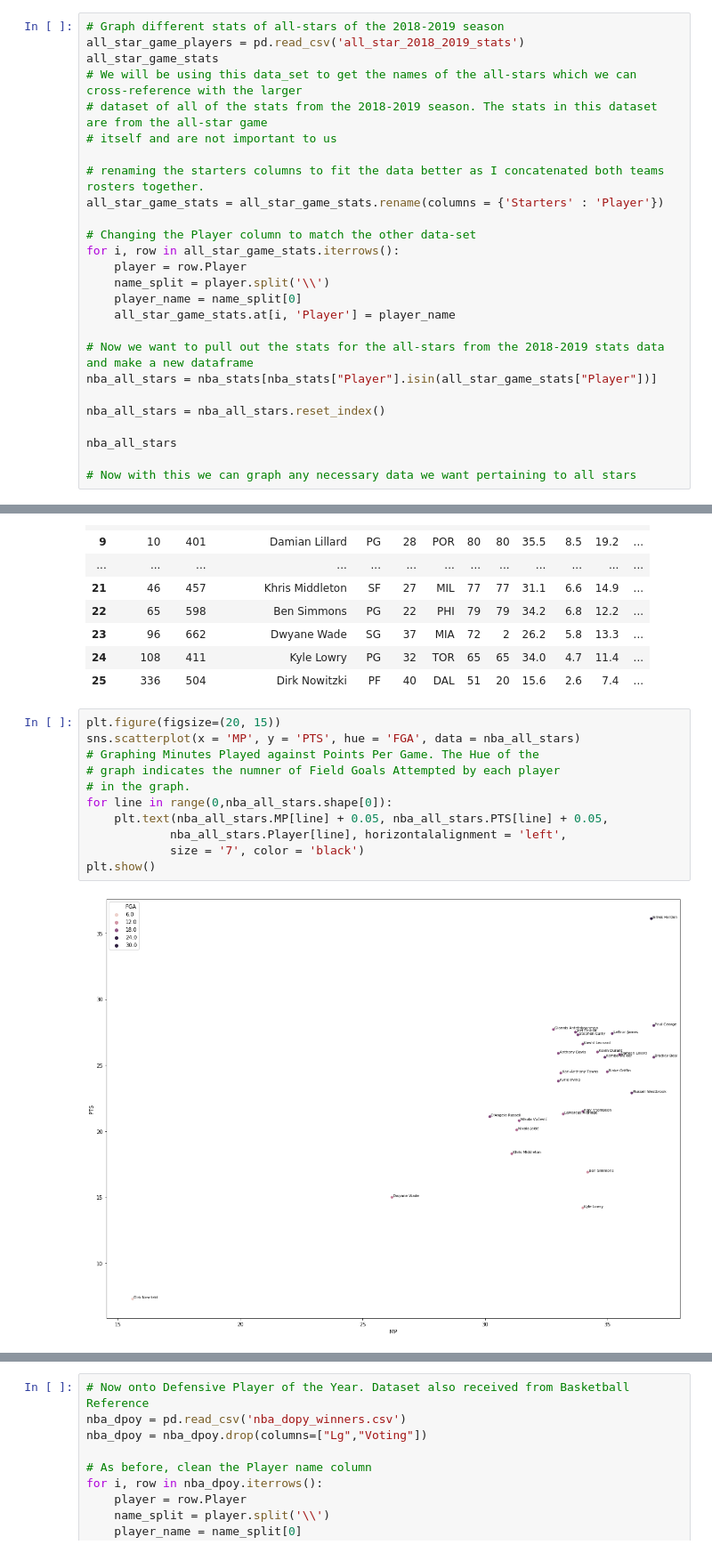
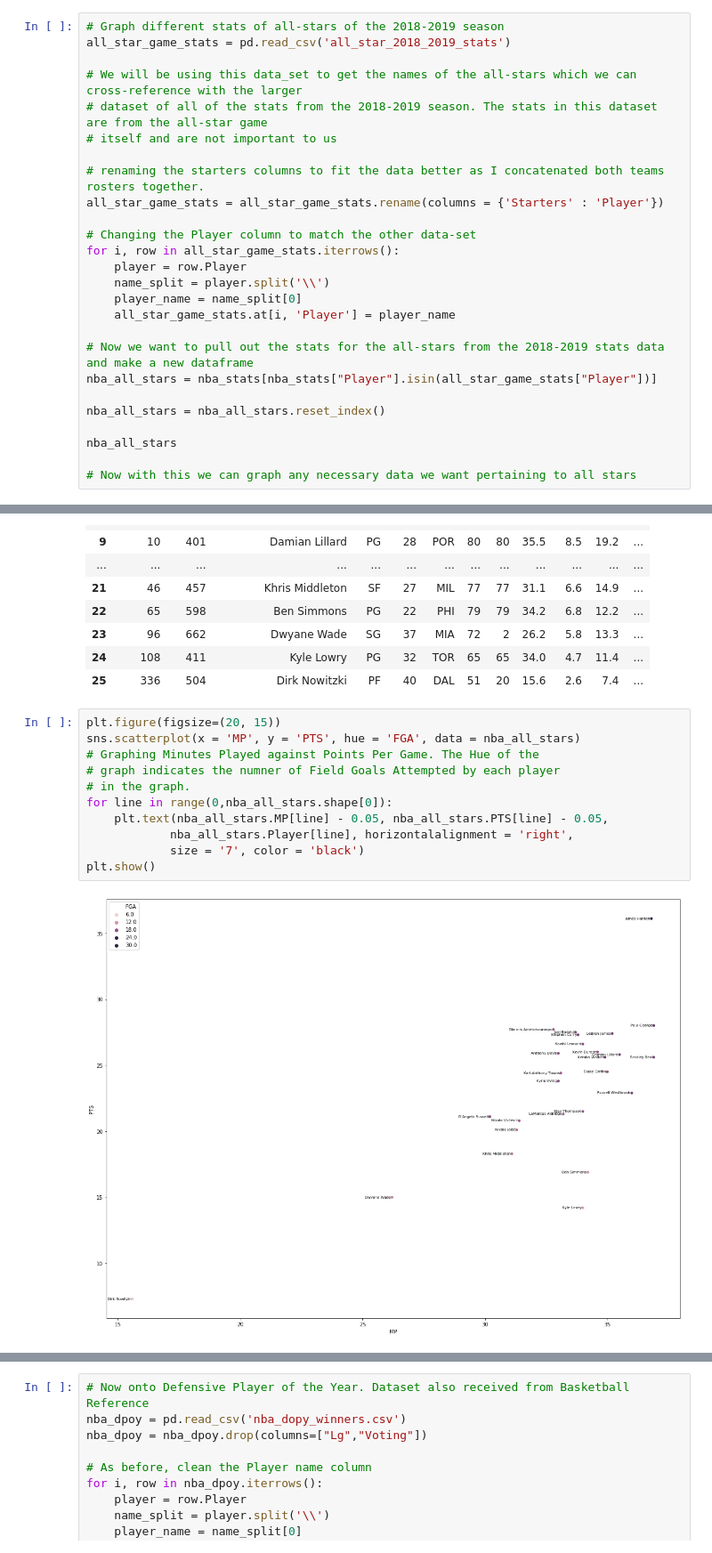
Before and after one commit to Ajnbro/nba320.github.io, a Jupyter notebook: Final Project Notebook.ipynb, the cells around one changed output, grey strips where cells are left out. Shown at 89% size. Saved outputs shown, nothing was run; the diff lists cells and outputs as text.

```diff
--- a/Final Project Notebook.ipynb
+++ b/Final Project Notebook.ipynb
@@ -80,7 +84,7 @@ plt.show()
 # %%
 # Graph different stats of all-stars of the 2018-2019 season
-all_star_game_players = pd.read_csv('all_star_2018_2019_stats')
-all_star_game_stats
+all_star_game_stats = pd.read_csv('all_star_2018_2019_stats')
+
 # We will be using this data_set to get the names of the all-stars which we can cross-reference with the larger
 # dataset of all of the stats from the 2018-2019 season. The stats in this dataset are from the all-star game
 # itself and are not important to us
@@ -124,13 +128,13 @@ nba_all_stars
 # %%
 plt.figure(figsize=(20, 15))
 sns.scatterplot(x = 'MP', y = 'PTS', hue = 'FGA', data = nba_all_stars)
 # Graphing Minutes Played against Points Per Game. The Hue of the
 # graph indicates the numner of Field Goals Attempted by each player
 # in the graph.
 for line in range(0,nba_all_stars.shape[0]):
-    plt.text(nba_all_stars.MP[line] + 0.05, nba_all_stars.PTS[line] + 0.05,
-            nba_all_stars.Player[line], horizontalalignment = 'left',
+    plt.text(nba_all_stars.MP[line] - 0.05, nba_all_stars.PTS[line] - 0.05,
+            nba_all_stars.Player[line], horizontalalignment = 'right',
             size = '7', color = 'black')
 plt.show()
 # %% [output]
-[figure, old version]
+[figure, new version]
```
Also changed, not shown: parts of 11 cells of this notebook, 2 other files.
